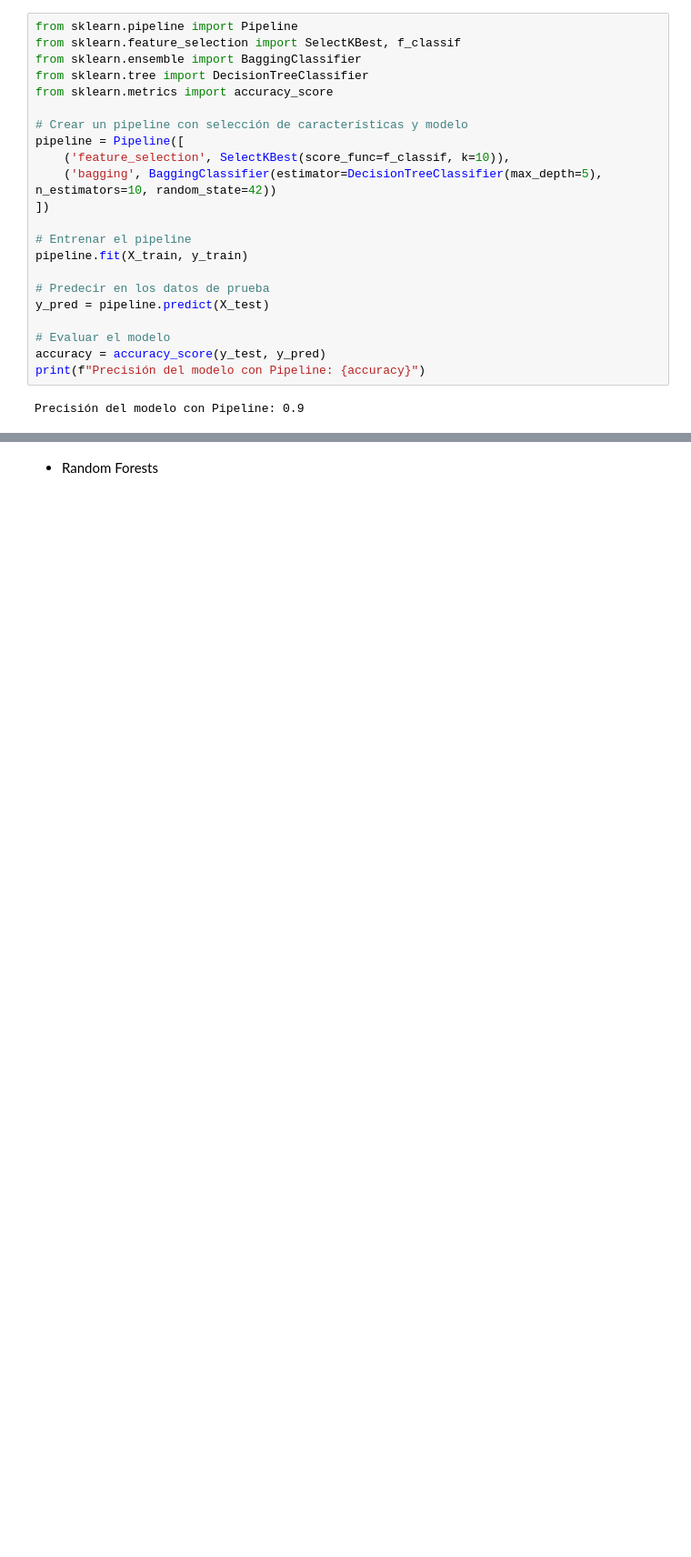
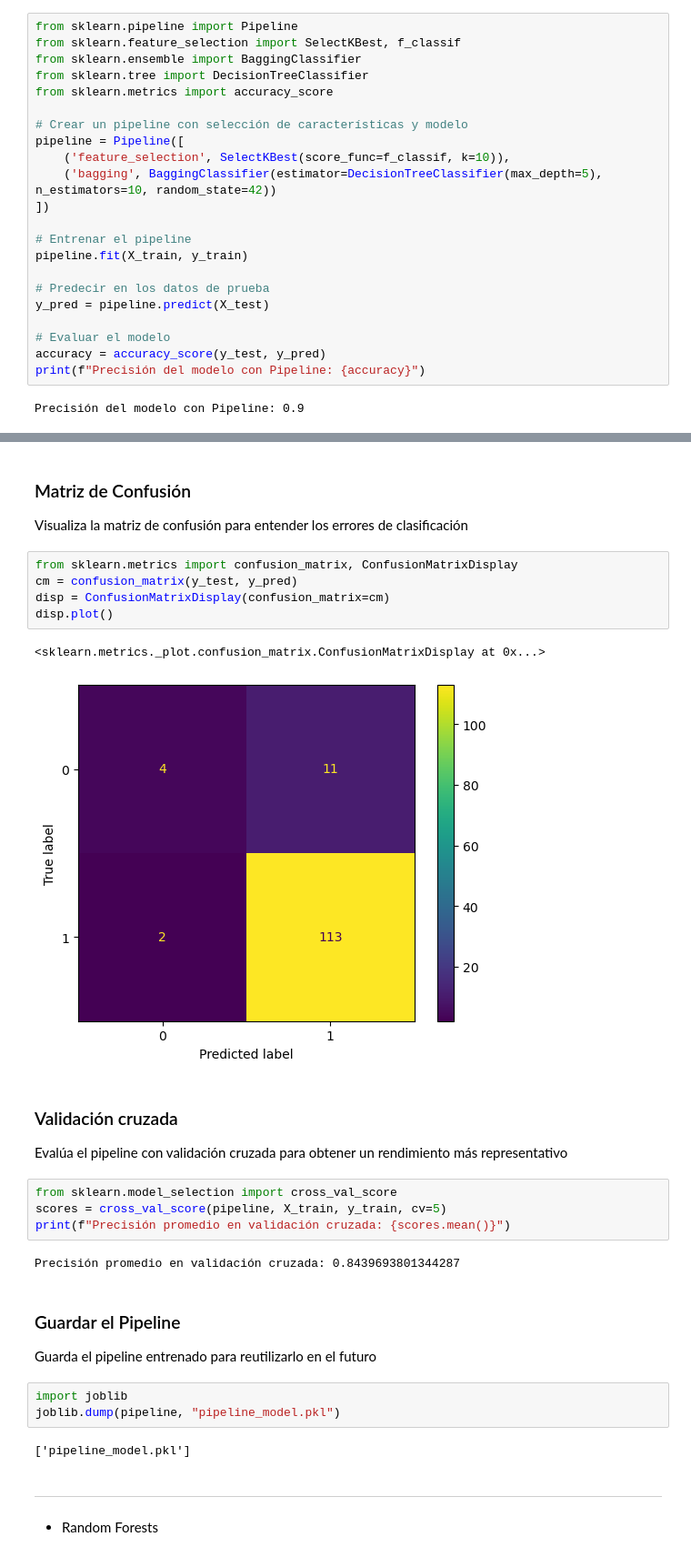
Before and after one commit to datasilvia/Academic_performance_case_study, a Jupyter notebook: MachineSilvia.ipynb, the cells around one changed output, grey strips where cells are left out. Shown at 91% size. Saved outputs shown, nothing was run; the diff lists cells and outputs as text; blank space fills up the shorter version.

Commit message:
Adds improvements in the model

```diff
--- a/MachineSilvia.ipynb
+++ b/MachineSilvia.ipynb
@@ -440,2 +514,35 @@ Precisión del modelo con Pipeline: 0.9
+# %% [markdown]
+### Matriz de Confusión
+
+Visualiza la matriz de confusión para entender los errores de clasificación
+# %%
+from sklearn.metrics import confusion_matrix, ConfusionMatrixDisplay
+cm = confusion_matrix(y_test, y_pred)
+disp = ConfusionMatrixDisplay(confusion_matrix=cm)
+disp.plot()
+# %% [output]
+<sklearn.metrics._plot.confusion_matrix.ConfusionMatrixDisplay at 0x...>
+[figure, added]
+# %% [markdown]
+### Validación cruzada
+
+Evalúa el pipeline con validación cruzada para obtener un rendimiento más representativo
+# %%
+from sklearn.model_selection import cross_val_score
+scores = cross_val_score(pipeline, X_train, y_train, cv=5)
+print(f"Precisión promedio en validación cruzada: {scores.mean()}")
+# %% [output]
+Precisión promedio en validación cruzada: 0.8439693801344287
+# %% [markdown]
+### Guardar el Pipeline
+
+Guarda el pipeline entrenado para reutilizarlo en el futuro
+# %%
+import joblib
+joblib.dump(pipeline, "pipeline_model.pkl")
+# %% [output]
+['pipeline_model.pkl']
+# %% [markdown]
+--------------------------------------------------------------------------------
 # %% [markdown]
 - Random Forests
```
Also changed, not shown: parts of 28 cells of this notebook.
